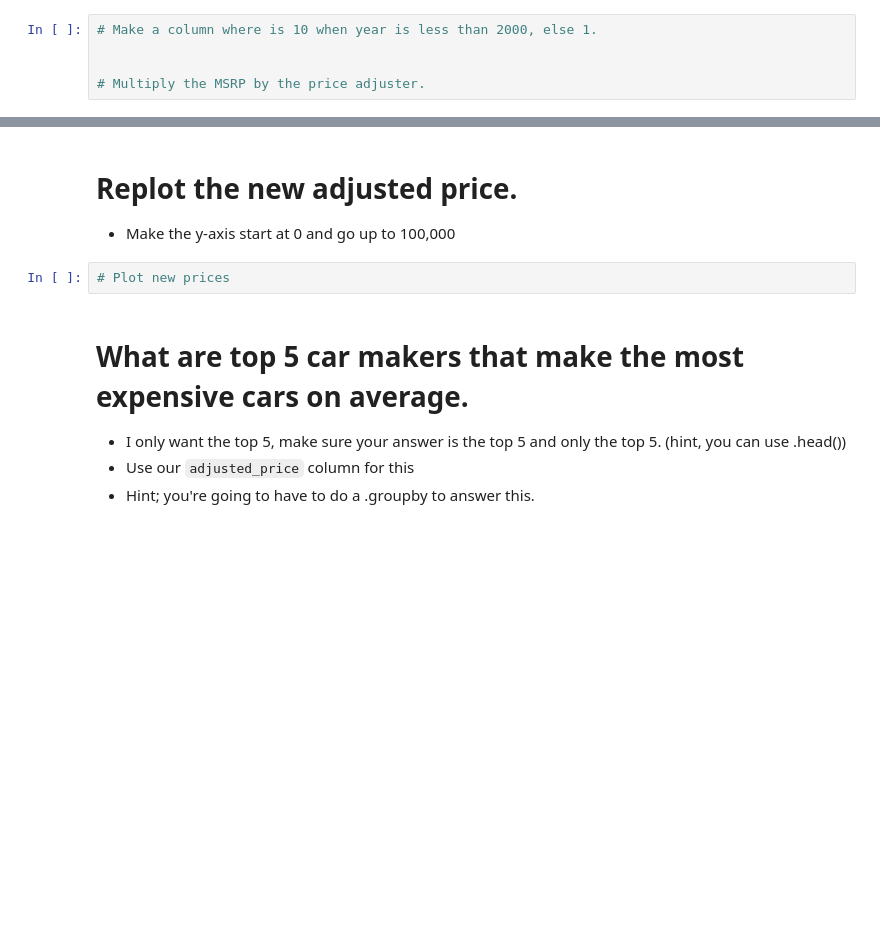
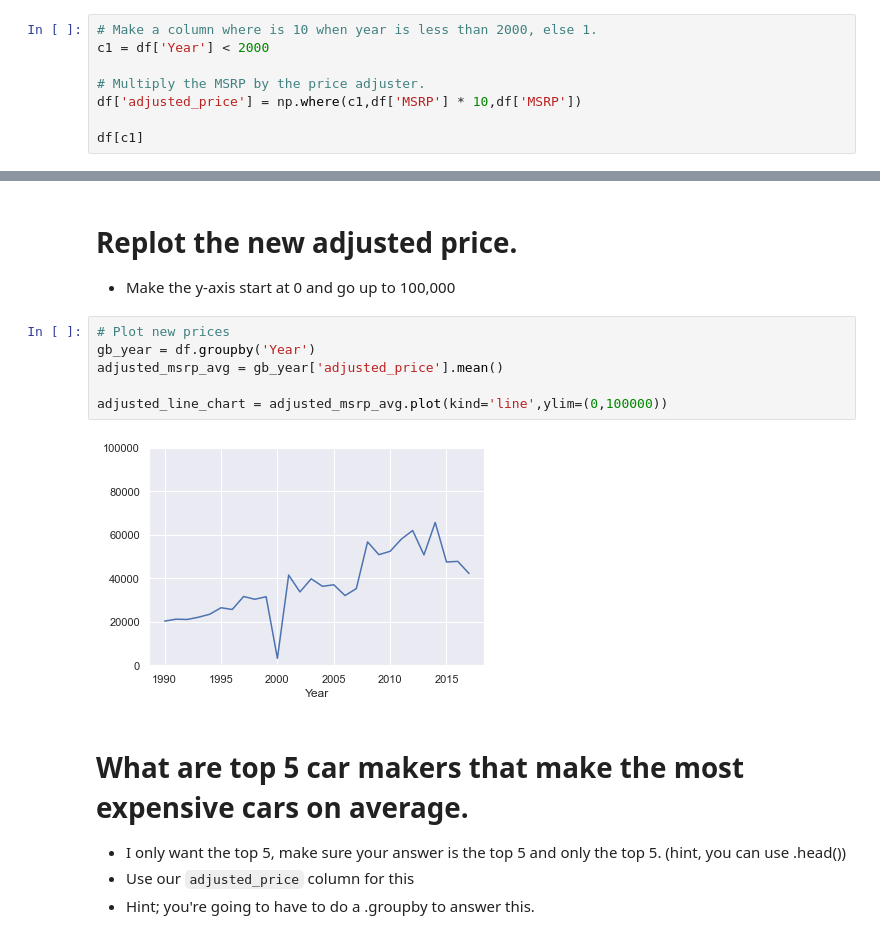
Before and after one commit to SameerProjects/2022-fall-data-science, a Jupyter notebook: Week-02-EDA/Exercise-EDA.ipynb, the cells around one changed output, grey strips where cells are left out. Saved outputs shown, nothing was run; the diff lists cells and outputs as text; blank space fills up the shorter version.

```diff
--- a/Week-02-EDA/Exercise-EDA.ipynb
+++ b/Week-02-EDA/Exercise-EDA.ipynb
@@ -153,6 +153,9 @@ Make a new column that is called `adjusted_price`, that contains all prices, how
    * Hint; you might need to use our old friend `np.where`
 # %%
 # Make a column where is 10 when year is less than 2000, else 1.
-
+c1 = df['Year'] < 2000
 
 # Multiply the MSRP by the price adjuster.
+df['adjusted_price'] = np.where(c1,df['MSRP'] * 10,df['MSRP'])
+
+df[c1]
@@ -159,8 +176,14 @@ Make a new column that is called `adjusted_price`, that contains all prices, how
 # %% [markdown]
 # Replot the new adjusted price.
 * Make the y-axis start at 0 and go up to 100,000
-# %%
-# Plot new prices
+# %%
+# Plot new prices
+gb_year = df.groupby('Year')
+adjusted_msrp_avg = gb_year['adjusted_price'].mean()
+
+adjusted_line_chart = adjusted_msrp_avg.plot(kind='line',ylim=(0,100000))
+# %% [output]
+[figure, added]
 # %% [markdown]
 # What are top 5 car makers that make the most expensive cars on average.
 * I only want the top 5, make sure your answer is the top 5 and only the top 5. (hint, you can use .head())
```
Also changed, not shown: parts of 20 cells of this notebook, 1 other file.
